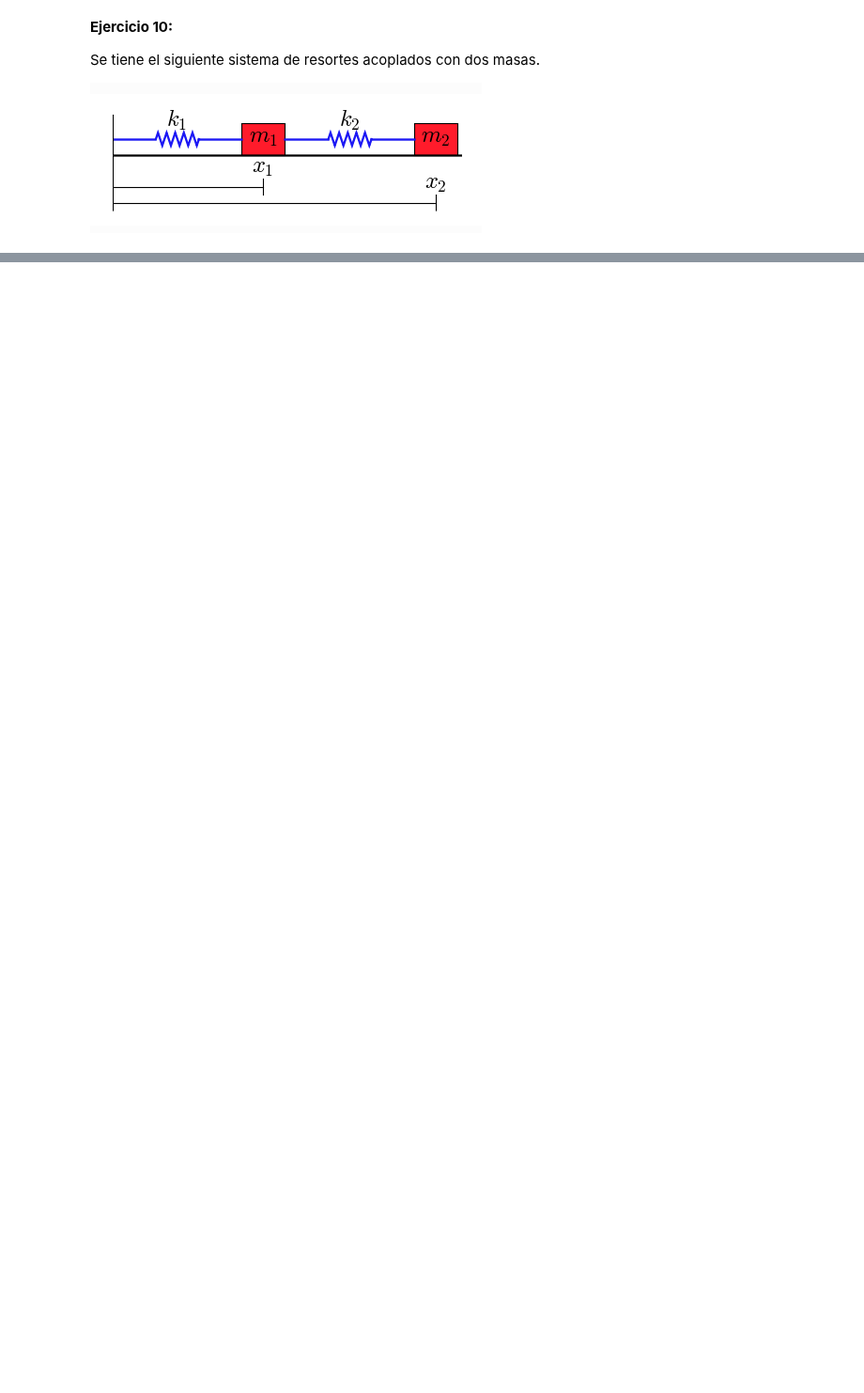
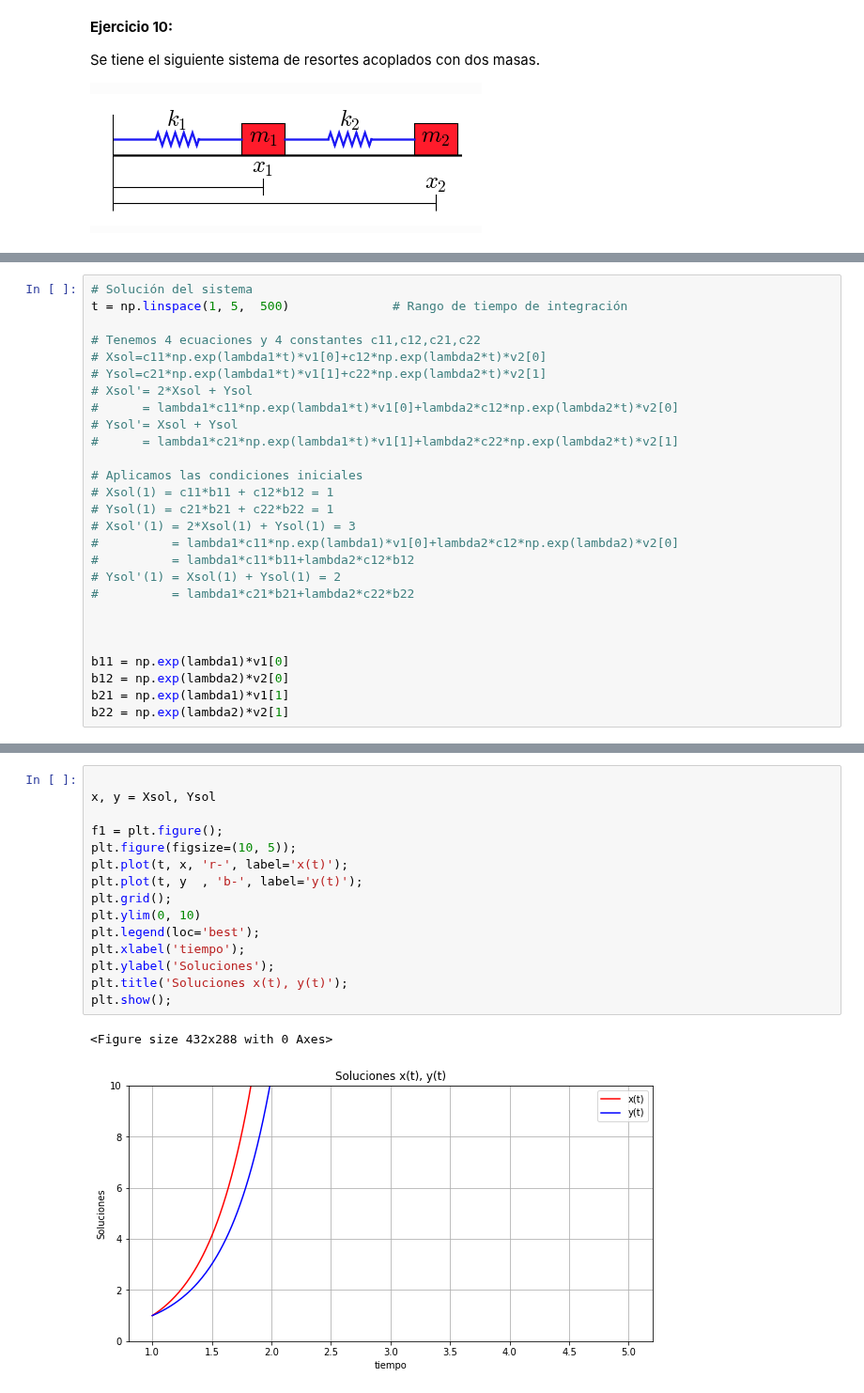
Before and after one commit to carloslizarragac/FisicaComputacional1, a Jupyter notebook: Actividad9.ipynb, the cells around one changed output, grey strips where cells are left out. Shown at 94% size. Cells and saved outputs as stored; diff of their text form; blank space fills up the shorter version.

```diff
--- a/Actividad9.ipynb
+++ b/Actividad9.ipynb
@@ -576,0 +718,27 @@ Suponga que $L_1=L_2=1$ y que las masas son iguales $m_1=m_2=1$.
+# %%
+# Solución del sistema
+t = np.linspace(1, 5,  500)              # Rango de tiempo de integración
+
+# Tenemos 4 ecuaciones y 4 constantes c11,c12,c21,c22
+# Xsol=c11*np.exp(lambda1*t)*v1[0]+c12*np.exp(lambda2*t)*v2[0]
+# Ysol=c21*np.exp(lambda1*t)*v1[1]+c22*np.exp(lambda2*t)*v2[1]
+# Xsol'= 2*Xsol + Ysol
+#      = lambda1*c11*np.exp(lambda1*t)*v1[0]+lambda2*c12*np.exp(lambda2*t)*v2[0]
+# Ysol'= Xsol + Ysol
+#      = lambda1*c21*np.exp(lambda1*t)*v1[1]+lambda2*c22*np.exp(lambda2*t)*v2[1]
+
+# Aplicamos las condiciones iniciales
+# Xsol(1) = c11*b11 + c12*b12 = 1
+# Ysol(1) = c21*b21 + c22*b22 = 1
+# Xsol'(1) = 2*Xsol(1) + Ysol(1) = 3
+#          = lambda1*c11*np.exp(lambda1)*v1[0]+lambda2*c12*np.exp(lambda2)*v2[0]
+#          = lambda1*c11*b11+lambda2*c12*b12
+# Ysol'(1) = Xsol(1) + Ysol(1) = 2
+#          = lambda1*c21*b21+lambda2*c22*b22
+
+
+
+b11 = np.exp(lambda1)*v1[0]
+b12 = np.exp(lambda2)*v2[0]
+b21 = np.exp(lambda1)*v1[1]
+b22 = np.exp(lambda2)*v2[1]
@@ -576,0 +802,18 @@ Suponga que $L_1=L_2=1$ y que las masas son iguales $m_1=m_2=1$.
+# %%
+
+x, y = Xsol, Ysol
+
+f1 = plt.figure();
+plt.figure(figsize=(10, 5));
+plt.plot(t, x, 'r-', label='x(t)');
+plt.plot(t, y  , 'b-', label='y(t)');
+plt.grid();
+plt.ylim(0, 10)
+plt.legend(loc='best');
+plt.xlabel('tiempo');
+plt.ylabel('Soluciones');
+plt.title('Soluciones x(t), y(t)');
+plt.show();
+# %% [output]
+<Figure size 432x288 with 0 Axes>
+[figure, added]
```
Also changed, not shown: parts of 21 cells of this notebook.
